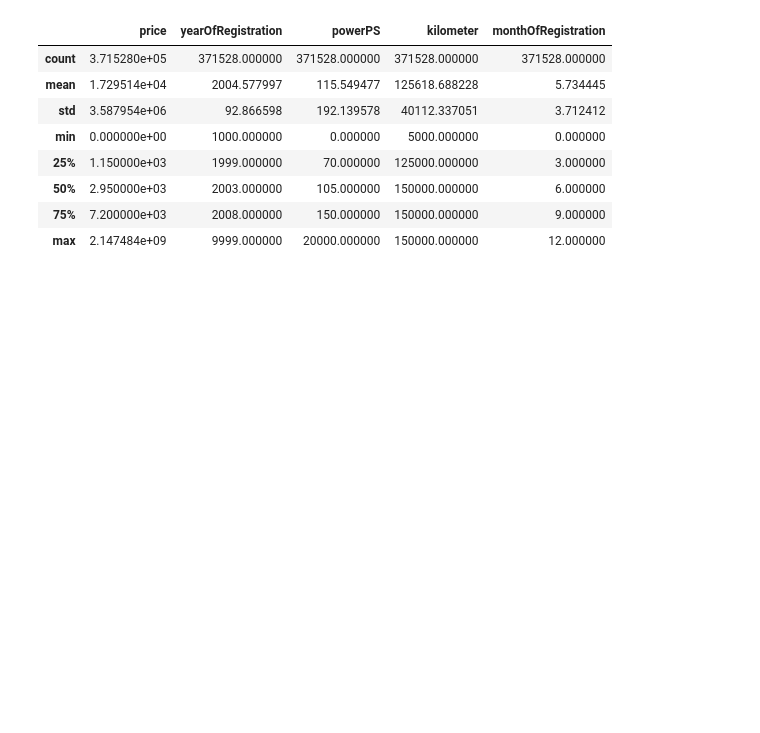
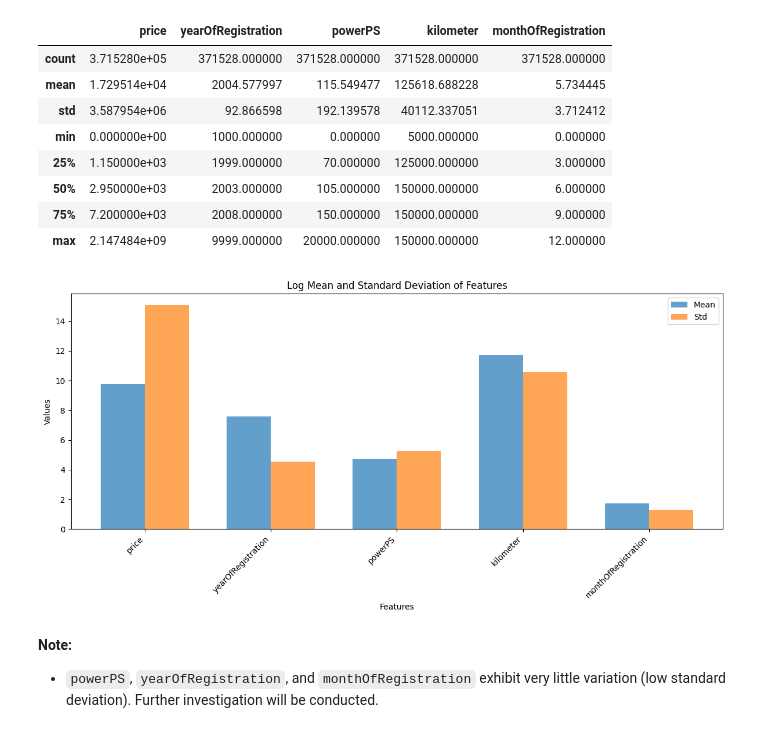
Before and after one commit to Prasadkurapati/CarDataAnalysis, a Jupyter notebook: script.ipynb, the cells around one changed output. Cells and saved outputs as stored; diff of their text form; code cells hidden in the pictures; blank space fills up the shorter version.

```diff
--- a/script.ipynb
+++ b/script.ipynb
@@ -30,3 +30,29 @@ summary
 | 50% | 2.950000e+03 | 2003.000000 | 105.000000 | 150000.000000 | 6.000000 |
 | 75% | 7.200000e+03 | 2008.000000 | 150.000000 | 150000.000000 | 9.000000 |
 | max | 2.147484e+09 | 9999.000000 | 20000.000000 | 150000.000000 | 12.000000 |
+# %%
+x_labels = list(summary.columns)
+y1 = np.log(list(summary.loc['mean']))
+y2 = np.log(list(list(summary.loc['std'])))
+
+width = 0.35
+x = np.arange(len(x_labels))
+
+plt.figure(figsize=(12,6))
+
+plt.bar(x - width/2, y1, width=width, label='Mean', alpha=0.7)
+plt.bar(x + width/2, y2, width=width, label='Std', alpha=0.7)
+
+plt.xticks(x, x_labels, rotation=45, ha='right')
+plt.xlabel('Features')
+plt.ylabel('Values')
+plt.title('Log Mean and Standard Deviation of Features')
+plt.legend()
+
+plt.tight_layout()
+plt.show()
+# %% [output]
+[figure, added]
+# %% [markdown]
+**Note:**
+- `powerPS`, `yearOfRegistration`, and `monthOfRegistration` exhibit very little variation (low standard deviation). Further investigation will be conducted.
```
Also changed, not shown: parts of 4 cells of this notebook, 2 other files.
